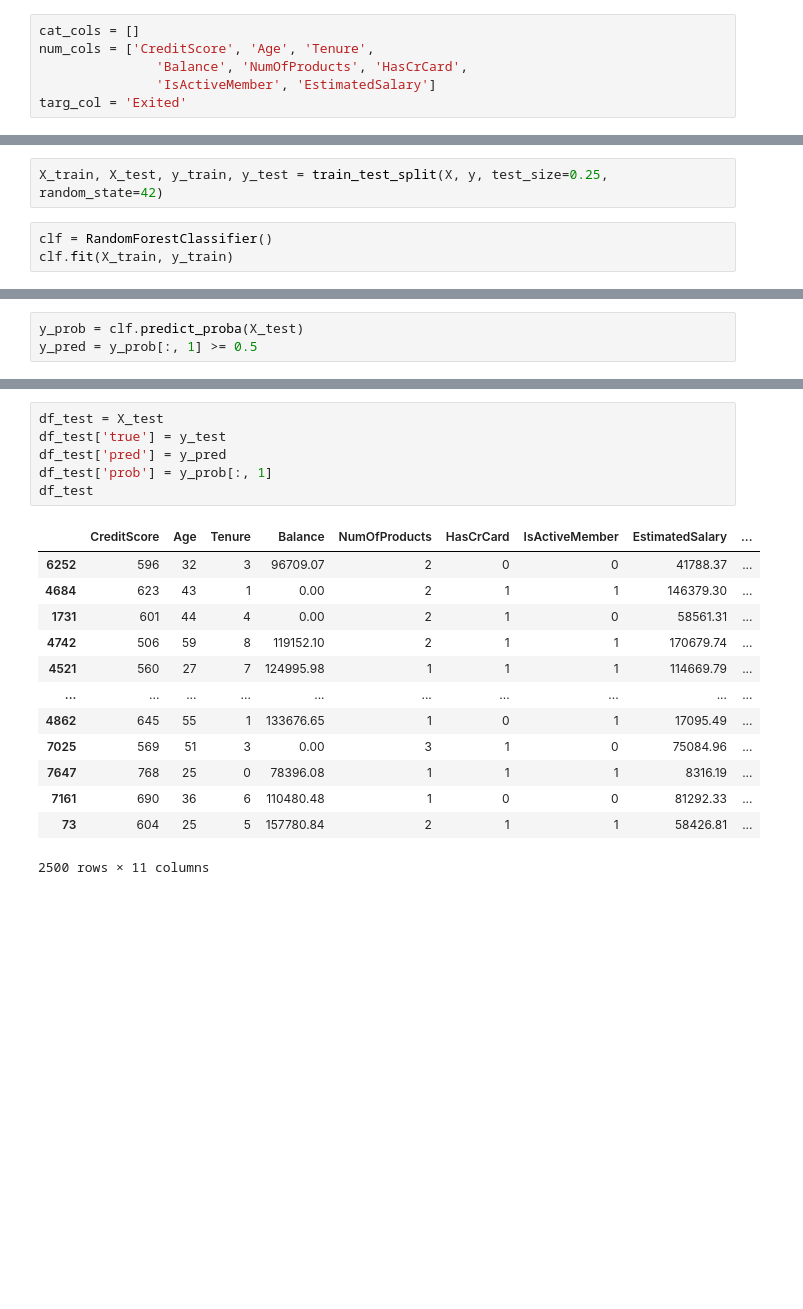
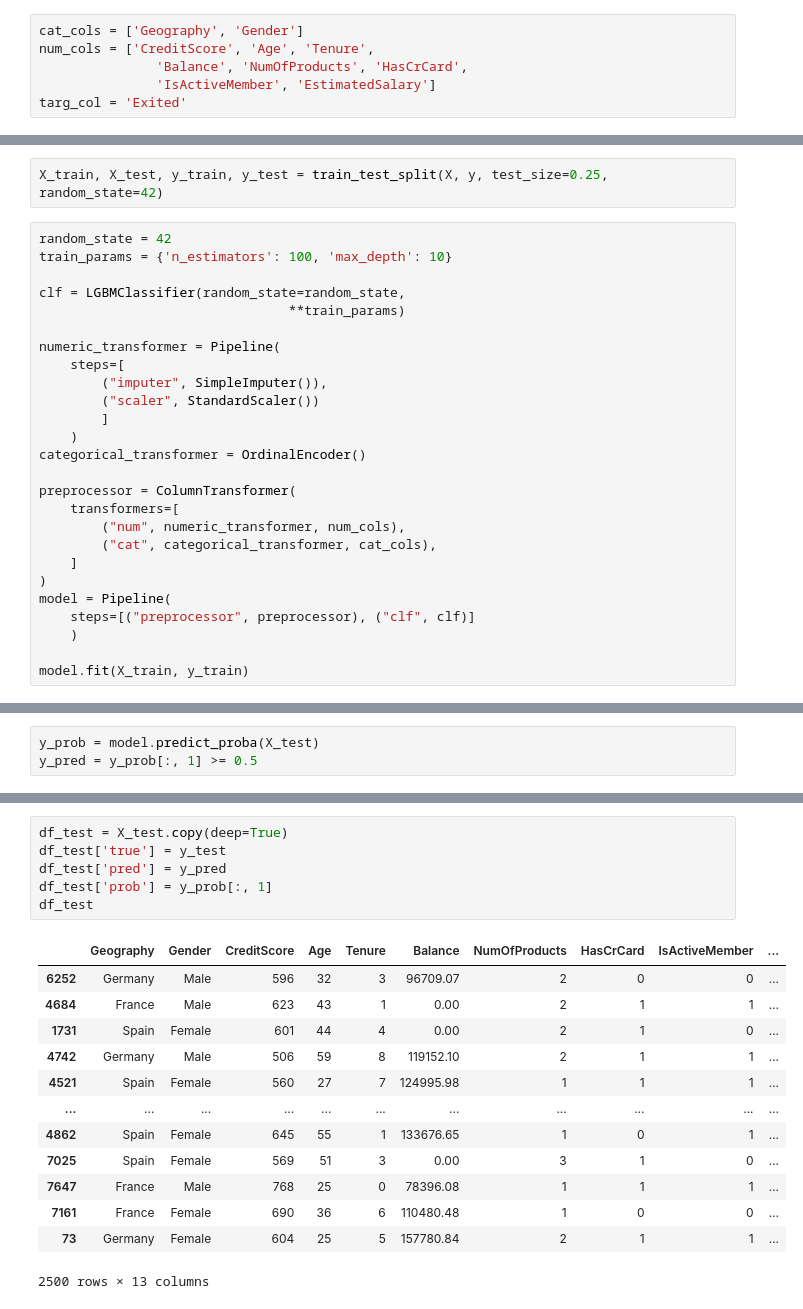
Before and after one commit to iterative/demo-bank-customer-churn, a Jupyter notebook: notebook/TrainChurnModel.ipynb, the cells around one changed output, grey strips where cells are left out. Saved outputs shown, nothing was run; the diff lists cells and outputs as text; blank space fills up the shorter version.

```diff
--- a/notebook/TrainChurnModel.ipynb
+++ b/notebook/TrainChurnModel.ipynb
@@ -51,7 +56,7 @@ Germany    2509
 Spain      2477
 Name: Geography, dtype: int64
 # %%
-cat_cols = []
+cat_cols = ['Geography', 'Gender']
 num_cols = ['CreditScore', 'Age', 'Tenure',
                'Balance', 'NumOfProducts', 'HasCrCard',
                'IsActiveMember', 'EstimatedSalary']
@@ -65,6 +70,29 @@ y.mean()
 # %%
 X_train, X_test, y_train, y_test = train_test_split(X, y, test_size=0.25, random_state=42)
 # %%
-clf = RandomForestClassifier()
-clf.fit(X_train, y_train)
+random_state = 42
+train_params = {'n_estimators': 100, 'max_depth': 10}
+
+clf = LGBMClassifier(random_state=random_state,
+                                **train_params)
+
+numeric_transformer = Pipeline(
+    steps=[
+        ("imputer", SimpleImputer()),
+        ("scaler", StandardScaler())
+        ]
+    )
+categorical_transformer = OrdinalEncoder()
+
+preprocessor = ColumnTransformer(
+    transformers=[
+        ("num", numeric_transformer, num_cols),
+        ("cat", categorical_transformer, cat_cols),
+    ]
+)
+model = Pipeline(
+    steps=[("preprocessor", preprocessor), ("clf", clf)]
+    )
+
+model.fit(X_train, y_train)
 # %% [output]
@@ -75,7 +141,7 @@ plot_confusion_matrix(clf, X_test, y_test, normalize='true', cmap=plt.cm.Blues)
 <sklearn.metrics._plot.confusion_matrix.ConfusionMatrixDisplay at 0x...>
 [figure]
 # %%
-y_prob = clf.predict_proba(X_test)
+y_prob = model.predict_proba(X_test)
 y_pred = y_prob[:, 1] >= 0.5
 # %%
 f1_score(y_test, y_pred)
@@ -88,20 +154,20 @@ roc_auc_score(y_test, y_prob[:, 1])
 # %%
-df_test = X_test
+df_test = X_test.copy(deep=True)
 df_test['true'] = y_test
 df_test['pred'] = y_pred
 df_test['prob'] = y_prob[:, 1]
 df_test
 # %% [output]
-|  | CreditScore | Age | Tenure | Balance | NumOfProducts | HasCrCard | IsActiveMember | EstimatedSalary | ... |
-| 6252 | 596 | 32 | 3 | 96709.07 | 2 | 0 | 0 | 41788.37 | ... |
-| 4684 | 623 | 43 | 1 | 0.00 | 2 | 1 | 1 | 146379.30 | ... |
-| 1731 | 601 | 44 | 4 | 0.00 | 2 | 1 | 0 | 58561.31 | ... |
-| 4742 | 506 | 59 | 8 | 119152.10 | 2 | 1 | 1 | 170679.74 | ... |
-| 4521 | 560 | 27 | 7 | 124995.98 | 1 | 1 | 1 | 114669.79 | ... |
-| ... | ... | ... | ... | ... | ... | ... | ... | ... | ... |
-| 4862 | 645 | 55 | 1 | 133676.65 | 1 | 0 | 1 | 17095.49 | ... |
-| 7025 | 569 | 51 | 3 | 0.00 | 3 | 1 | 0 | 75084.96 | ... |
-| 7647 | 768 | 25 | 0 | 78396.08 | 1 | 1 | 1 | 8316.19 | ... |
-| 7161 | 690 | 36 | 6 | 110480.48 | 1 | 0 | 0 | 81292.33 | ... |
-| 73 | 604 | 25 | 5 | 157780.84 | 2 | 1 | 1 | 58426.81 | ... |
+|  | Geography | Gender | CreditScore | Age | Tenure | Balance | NumOfProducts | HasCrCard | IsActiveMember | ... |
+| 6252 | Germany | Male | 596 | 32 | 3 | 96709.07 | 2 | 0 | 0 | ... |
+| 4684 | France | Male | 623 | 43 | 1 | 0.00 | 2 | 1 | 1 | ... |
+| 1731 | Spain | Female | 601 | 44 | 4 | 0.00 | 2 | 1 | 0 | ... |
+| 4742 | Germany | Male | 506 | 59 | 8 | 119152.10 | 2 | 1 | 1 | ... |
+| 4521 | Spain | Female | 560 | 27 | 7 | 124995.98 | 1 | 1 | 1 | ... |
+| ... | ... | ... | ... | ... | ... | ... | ... | ... | ... | ... |
+| 4862 | Spain | Female | 645 | 55 | 1 | 133676.65 | 1 | 0 | 1 | ... |
+| 7025 | Spain | Female | 569 | 51 | 3 | 0.00 | 3 | 1 | 0 | ... |
+| 7647 | France | Male | 768 | 25 | 0 | 78396.08 | 1 | 1 | 1 | ... |
+| 7161 | France | Female | 690 | 36 | 6 | 110480.48 | 1 | 0 | 0 | ... |
+| 73 | Germany | Female | 604 | 25 | 5 | 157780.84 | 2 | 1 | 1 | ... |
-2500 rows × 11 columns
+2500 rows × 13 columns
```
Also changed, not shown: parts of 6 cells of this notebook, 23 other files.
